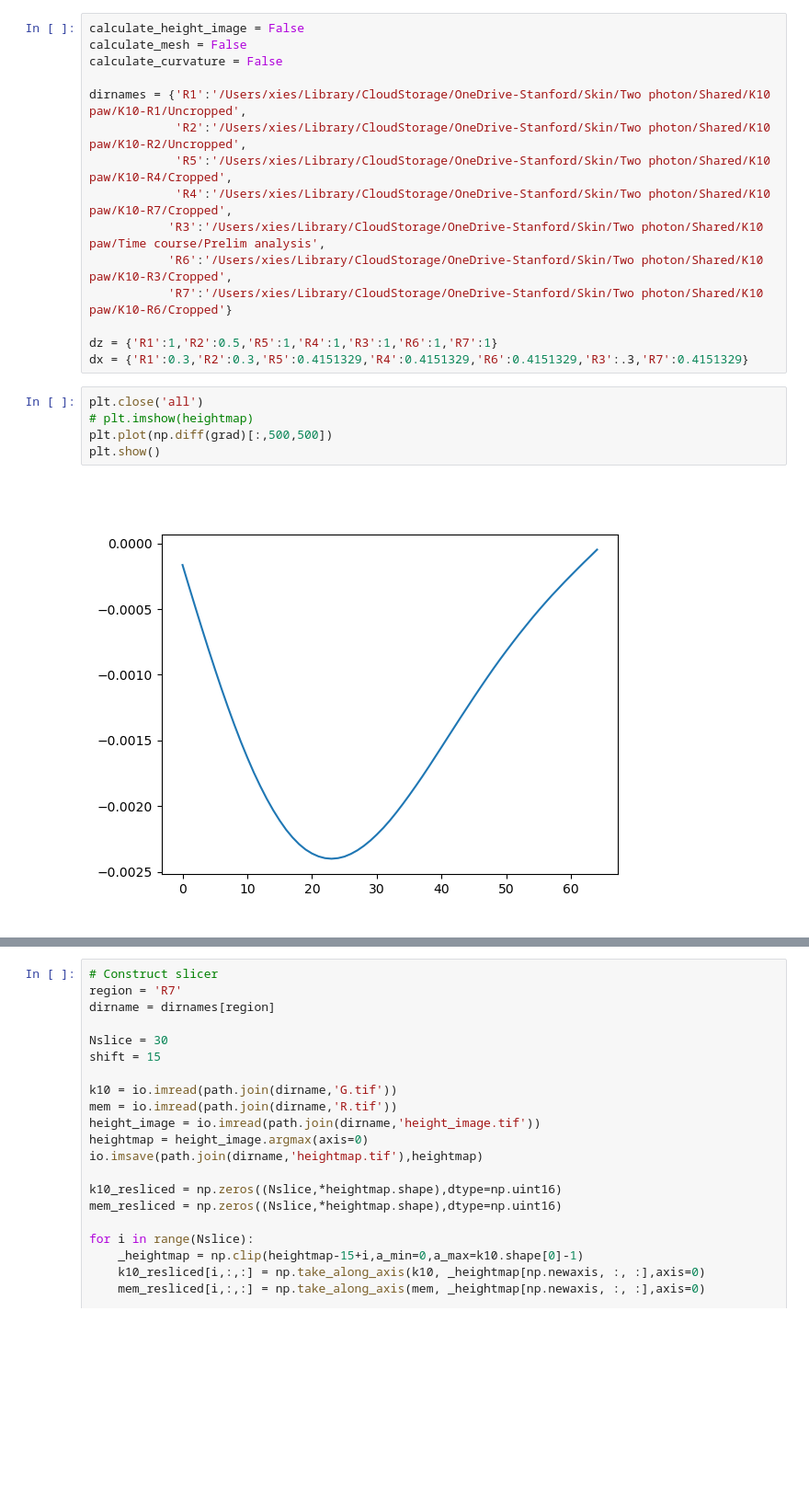
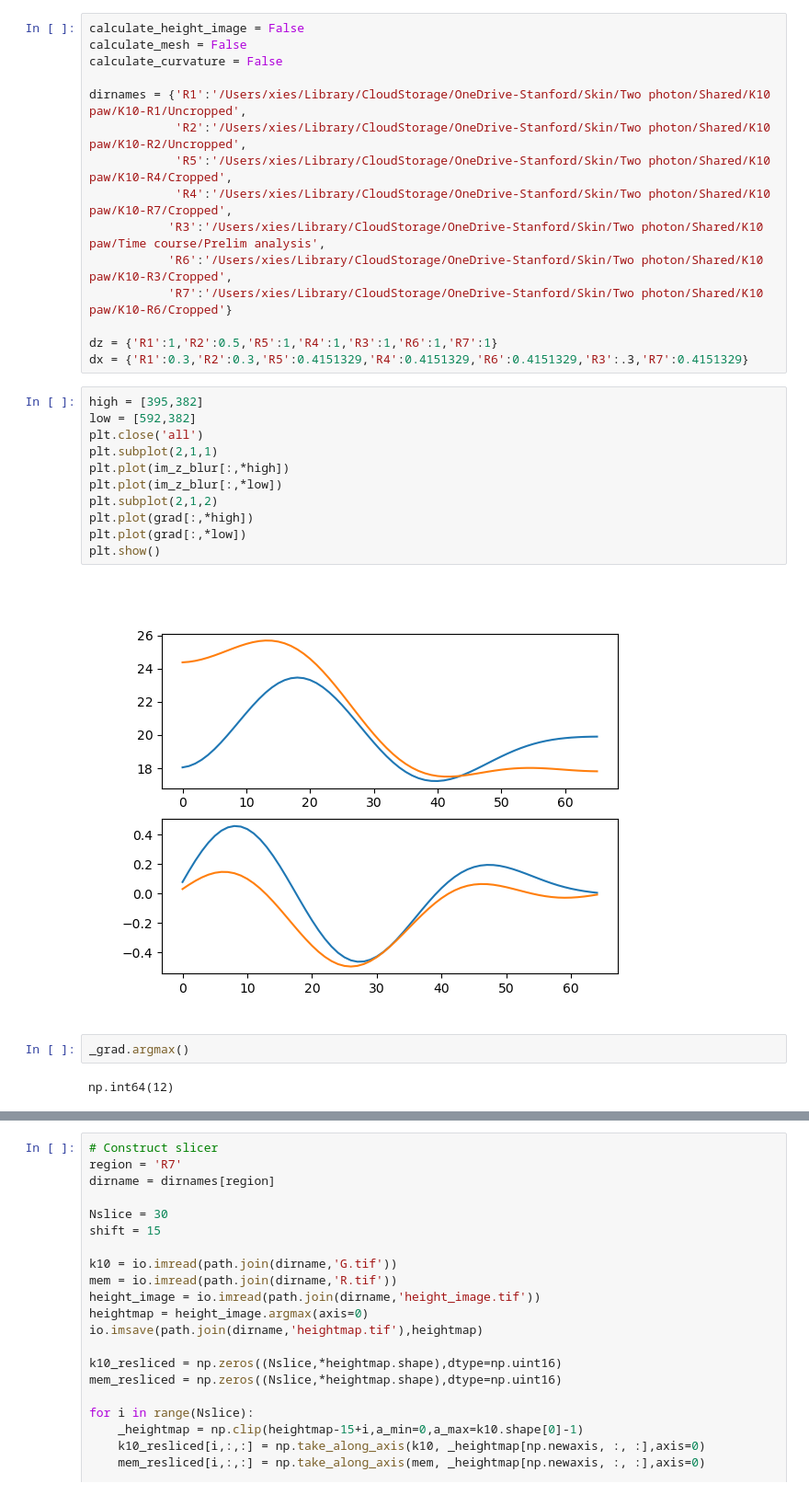
Before and after one commit to xies/mouse_skin_size_control, a Jupyter notebook: 2025_lineage_analysis/k10_analysis/reslice_k10_flat.ipynb, the cells around one changed output, grey strips where cells are left out. Shown at 92% size. Cells and saved outputs as stored; diff of their text form; blank space fills up the shorter version.

```diff
--- a/2025_lineage_analysis/k10_analysis/reslice_k10_flat.ipynb
+++ b/2025_lineage_analysis/k10_analysis/reslice_k10_flat.ipynb
@@ -37,13 +37,23 @@ dirnames = {'R1':'/Users/xies/Library/CloudStorage/OneDrive-Stanford/Skin/Two ph
 
 dz = {'R1':1,'R2':0.5,'R5':1,'R4':1,'R3':1,'R6':1,'R7':1}
 dx = {'R1':0.3,'R2':0.3,'R5':0.4151329,'R4':0.4151329,'R6':0.4151329,'R3':.3,'R7':0.4151329}
-# %%
-plt.close('all')
-# plt.imshow(heightmap)
-plt.plot(np.diff(grad)[:,500,500])
-plt.show()
-# %% [output]
-[figure, removed]
+# %%
+high = [395,382]
+low = [592,382]
+plt.close('all')
+plt.subplot(2,1,1)
+plt.plot(im_z_blur[:,*high])
+plt.plot(im_z_blur[:,*low])
+plt.subplot(2,1,2)
+plt.plot(grad[:,*high])
+plt.plot(grad[:,*low])
+plt.show()
+# %% [output]
+[figure, added]
+# %%
+_grad.argmax()
+# %% [output]
+np.int64(12)
 # %%
 from measurements import make_image_from_heightmap,fix_holes_in_height_image
 from imageUtils import get_z_gradient, find_z_of_maximal_gradient
```
Also changed, not shown: parts of 9 cells of this notebook, 3 other files.
